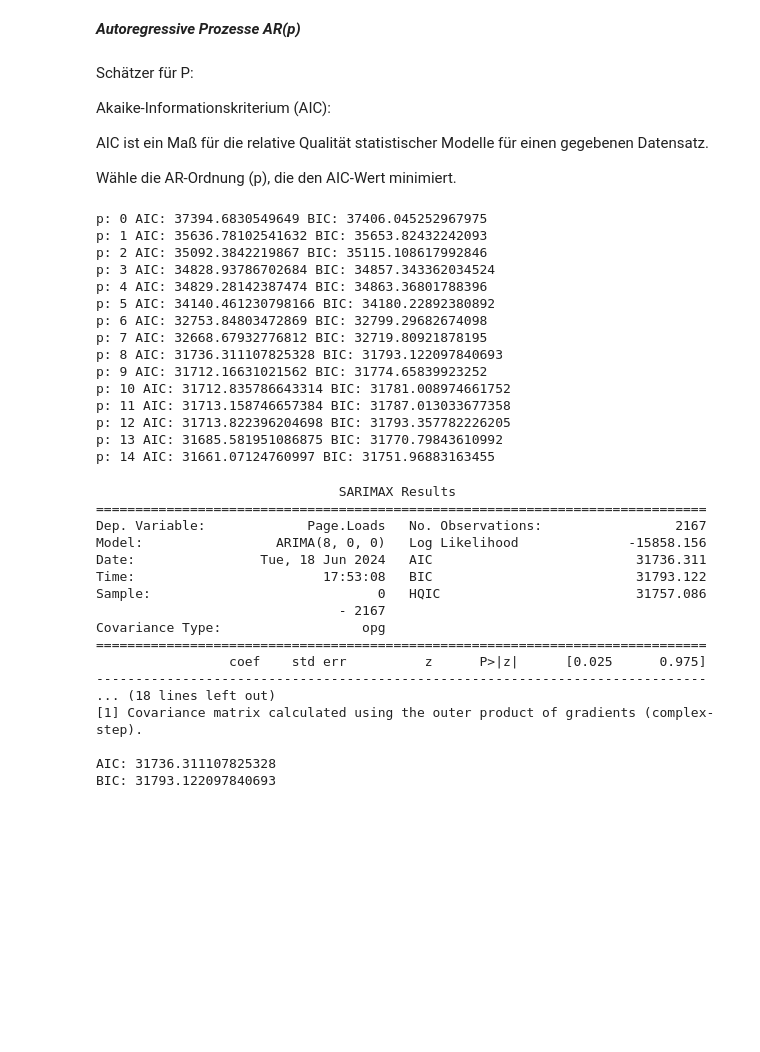
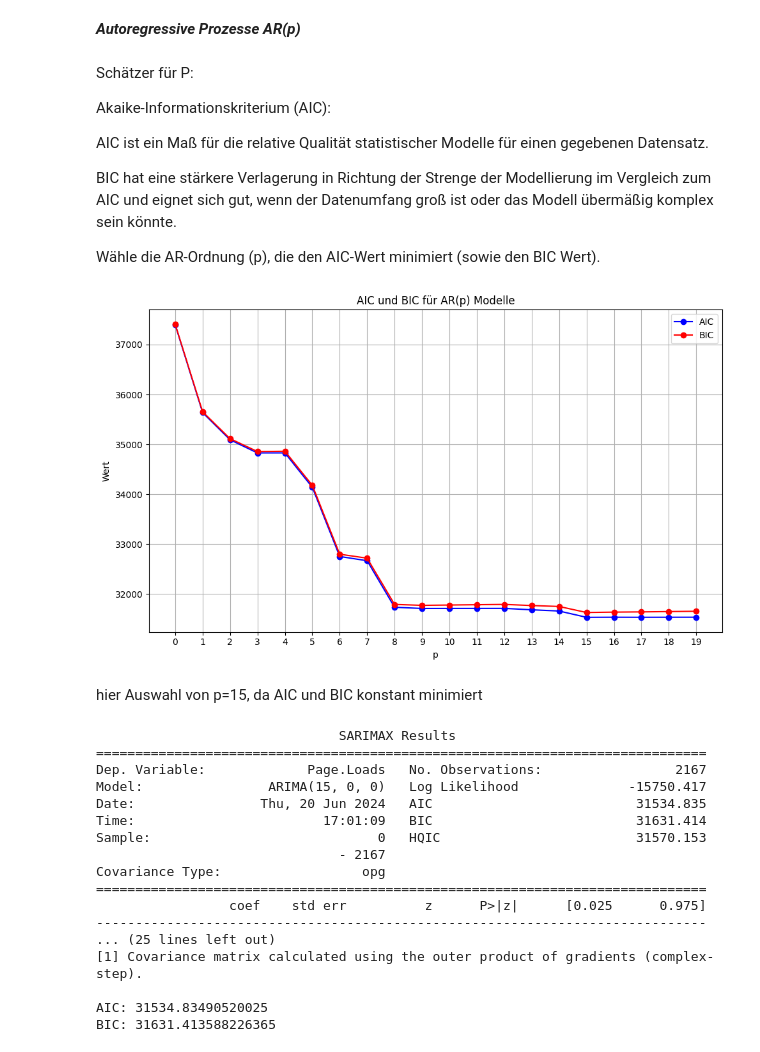
Before and after one commit to BrockherdeT/econometrics, a Jupyter notebook: shared_A4.ipynb, the cells around one changed output. Saved outputs shown, nothing was run; the diff lists cells and outputs as text; code cells hidden in the pictures; blank space fills up the shorter version.

```diff
--- a/shared_A4.ipynb
+++ b/shared_A4.ipynb
@@ -340,33 +361,46 @@ Akaike-Informationskriterium (AIC):
 
 AIC ist ein Maß für die relative Qualität statistischer Modelle für einen gegebenen Datensatz.
 
-Wähle die AR-Ordnung (p), die den AIC-Wert minimiert.
+BIC hat eine stärkere Verlagerung in Richtung der Strenge der Modellierung im Vergleich zum AIC und eignet sich gut, wenn der Datenumfang groß ist oder das Modell übermäßig komplex sein könnte.
+
+Wähle die AR-Ordnung (p), die den AIC-Wert minimiert (sowie den BIC Wert).
 # %%
-for p in range (0,15):
-    model = ARIMA(X, order=(p,0,0) )  # AR(p)
+# Leere Listen für AIC und BIC
+aic_values = []
+bic_values = []
+
+# Schleife über verschiedene p-Werte
+for p in range(0, 20):
+    model = ARIMA(X, order=(p, 0, 0))  # AR(p) Modell, I(d)=0, MA(q)=0
     model_fit = model.fit()
     aic = model_fit.aic
     bic = model_fit.bic
-    print("p:", p, "AIC:", aic, "BIC:", bic)
+    aic_values.append(aic)
+    bic_values.append(bic)
-# %% [output]
-p: 0 AIC: 37394.6830549649 BIC: 37406.045252967975
-p: 1 AIC: 35636.78102541632 BIC: 35653.82432242093
-p: 2 AIC: 35092.3842219867 BIC: 35115.108617992846
-p: 3 AIC: 34828.93786702684 BIC: 34857.343362034524
-p: 4 AIC: 34829.28142387474 BIC: 34863.36801788396
-p: 5 AIC: 34140.461230798166 BIC: 34180.22892380892
-p: 6 AIC: 32753.84803472869 BIC: 32799.29682674098
-p: 7 AIC: 32668.67932776812 BIC: 32719.80921878195
-p: 8 AIC: 31736.311107825328 BIC: 31793.122097840693
-p: 9 AIC: 31712.16631021562 BIC: 31774.65839923252
-p: 10 AIC: 31712.835786643314 BIC: 31781.008974661752
-p: 11 AIC: 31713.158746657384 BIC: 31787.013033677358
-p: 12 AIC: 31713.822396204698 BIC: 31793.357782226205
-p: 13 AIC: 31685.581951086875 BIC: 31770.79843610992
-p: 14 AIC: 31661.07124760997 BIC: 31751.96883163455
+# %%
+# Plot der AIC und BIC Werte
+plt.figure(figsize=(10, 6))
+plt.plot(range(0, 20), aic_values, marker='o', linestyle='-', color='b', label='AIC')
+plt.plot(range(0, 20), bic_values, marker='o', linestyle='-', color='r', label='BIC')
+plt.xticks(np.arange(0, 20, step=1))
+plt.xlabel('p')
+plt.ylabel('Wert')
+plt.title('AIC und BIC für AR(p) Modelle')
+plt.legend()
+plt.grid(True)
+plt.tight_layout()
+plt.show()
+# %% [output]
+[figure, added]
+# %% [markdown]
+hier Auswahl von p=15, da AIC und BIC konstant minimiert
 # %%
-p = 8 # lags mit siginifikanten Werten
-model = ARIMA(X, order=(p,0,0) )  # AR(p)
+# Modell mit ARMA(p, q) definieren
+p = 15  # Ordnung des AR-Teils
+q = 0   # Ordnung des MA-Teils, q auf 0 setzen für ein AR-Modell ohne MA-Komponente
+q2 = 2 # Ordnung des MA-Teils, q2 auf 2 setzen für ein AR-Modell mit MA-Komponente
+
+model = sm.tsa.ARIMA(X, order=(p, 0, 0))
 model_fit = model.fit()
 
 print(model_fit.summary())
@@ -382,17 +416,17 @@ print("BIC:", bic)
                                SARIMAX Results
 ==============================================================================
 Dep. Variable:             Page.Loads   No. Observations:                 2167
-Model:                 ARIMA(8, 0, 0)   Log Likelihood              -15858.156
-Date:                Tue, 18 Jun 2024   AIC                          31736.311
-Time:                        17:53:08   BIC                          31793.122
-Sample:                             0   HQIC                         31757.086
+Model:                ARIMA(15, 0, 0)   Log Likelihood              -15750.417
+Date:                Thu, 20 Jun 2024   AIC                          31534.835
+Time:                        17:01:09   BIC                          31631.414
+Sample:                             0   HQIC                         31570.153
                                - 2167
 Covariance Type:                  opg
 ==============================================================================
                  coef    std err          z      P>|z|      [0.025      0.975]
 ------------------------------------------------------------------------------
-... (18 lines left out)
+... (25 lines left out)
 [1] Covariance matrix calculated using the outer product of gradients (complex-step).
 
-AIC: 31736.311107825328
-BIC: 31793.122097840693
+AIC: 31534.83490520025
+BIC: 31631.413588226365
```
Also changed, not shown: parts of 29 cells of this notebook.
